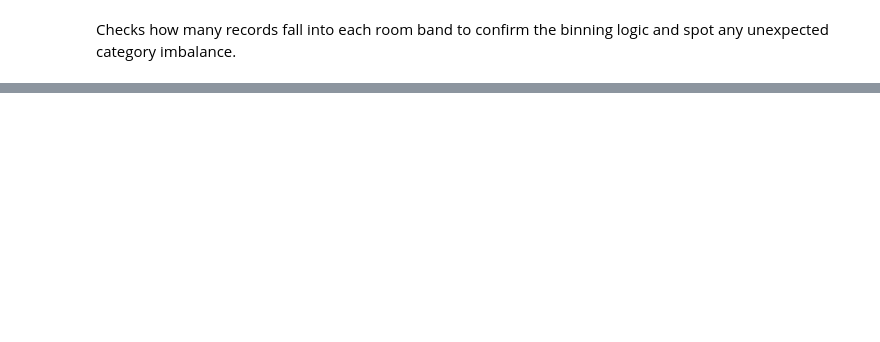
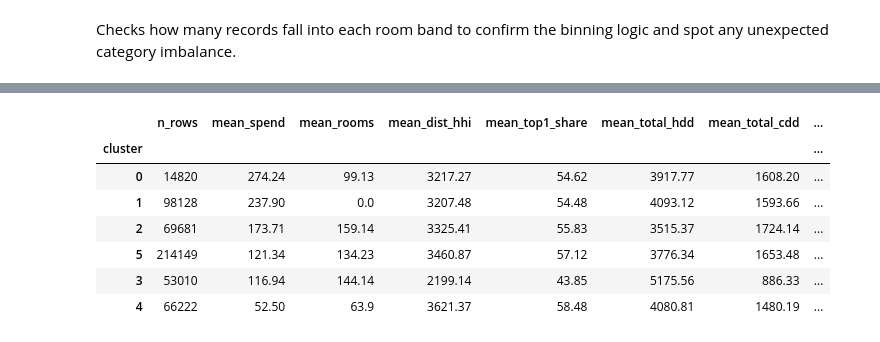
Before and after one commit to jawaadjariwala/Aramark, a Jupyter notebook: 07_ml_segmentation.ipynb, the cells around one changed output, grey strips where cells are left out. Drawn from its saved outputs; the diff is of its cells as text; code cells hidden in the pictures; blank space fills up the shorter version.

```diff
--- a/07_ml_segmentation.ipynb
+++ b/07_ml_segmentation.ipynb
@@ -697,0 +282,37 @@ The clustering analysis produced 6 customer spend segments using spend intensity
+# %%
+def mode_or_none(s):
+    m = s.mode()
+    return m.iloc[0] if len(m) else None
+
+profile = (
+    seg_df.groupby("cluster", observed=True)
+    .agg(
+        n_rows           = ("cluster", "size"),
+        mean_spend       = ("spend_random_factor", "mean"),
+        mean_rooms       = ("number_of_rooms", "mean"),
+        mean_dist_hhi    = ("dist_hhi", "mean"),
+        mean_top1_share  = ("top1_share_pct", "mean"),
+        mean_total_hdd   = ("total_hdd", "mean"),
+        mean_total_cdd   = ("total_cdd", "mean"),
+        pct_high_risk    = ("risk_high_flag", "mean"),
+        top_category     = ("category_level_1", mode_or_none),
+        top_distributor  = ("distributor_group", mode_or_none),
+        top_entity       = ("business_entity_type", mode_or_none),
+        top_room_band    = ("room_band", mode_or_none),
+        top_state        = ("state", mode_or_none),
+    )
+    .round(2)
+    .sort_values("mean_spend", ascending=False)
+)
+
+profile["pct_high_risk"] = (profile["pct_high_risk"] * 100).round(1)
+profile
+# %% [output]
+|  | n_rows | mean_spend | mean_rooms | mean_dist_hhi | mean_top1_share | mean_total_hdd | mean_total_cdd | ... |
+| cluster |  |  |  |  |  |  |  | ... |
+| 0 | 14820 | 274.24 | 99.13 | 3217.27 | 54.62 | 3917.77 | 1608.20 | ... |
+| 1 | 98128 | 237.90 | 0.0 | 3207.48 | 54.48 | 4093.12 | 1593.66 | ... |
+| 2 | 69681 | 173.71 | 159.14 | 3325.41 | 55.83 | 3515.37 | 1724.14 | ... |
+| 5 | 214149 | 121.34 | 134.23 | 3460.87 | 57.12 | 3776.34 | 1653.48 | ... |
+| 3 | 53010 | 116.94 | 144.14 | 2199.14 | 43.85 | 5175.56 | 886.33 | ... |
+| 4 | 66222 | 52.50 | 63.9 | 3621.37 | 58.48 | 4080.81 | 1480.19 | ... |
```
Also changed, not shown: parts of 60 cells of this notebook.
